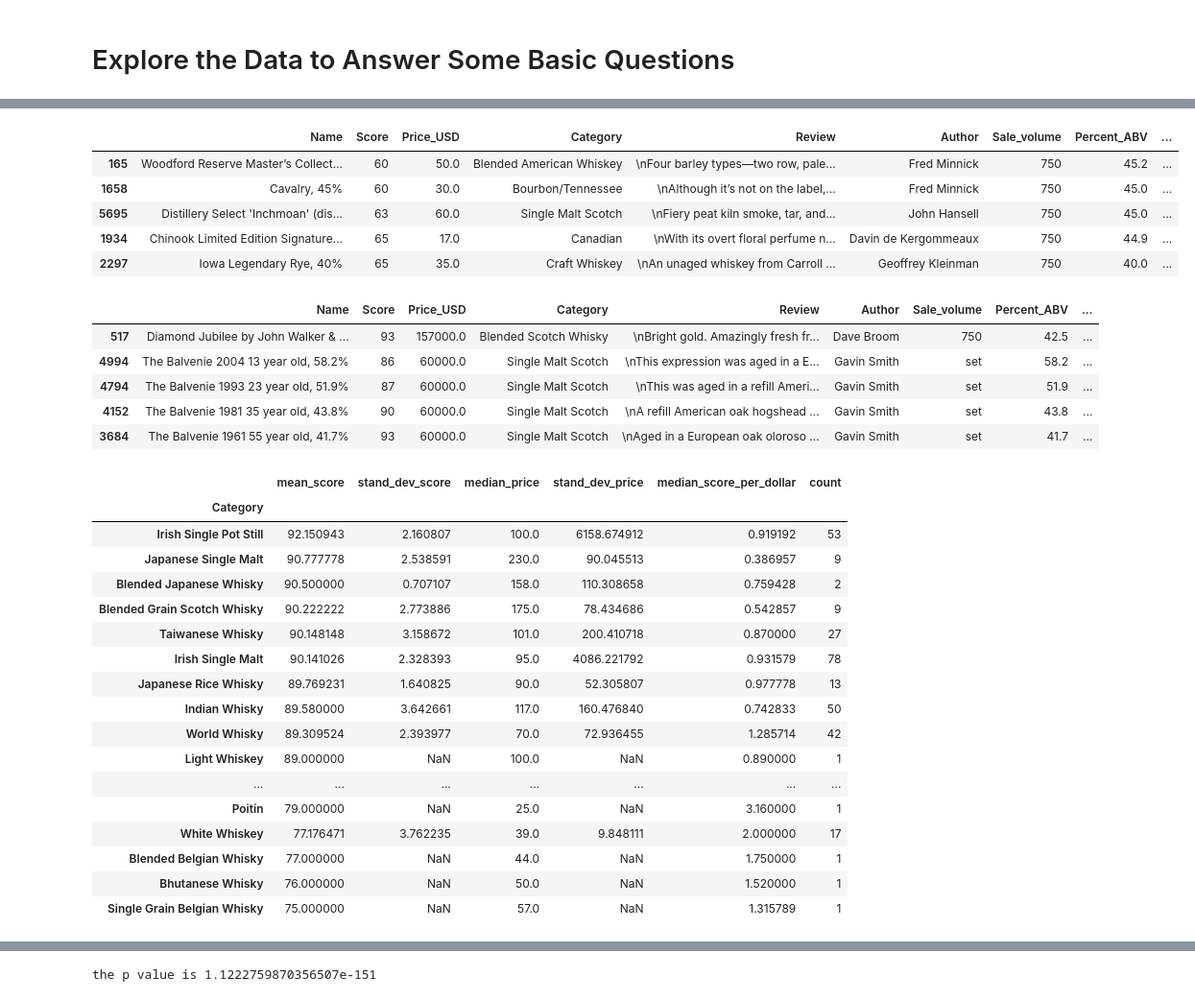
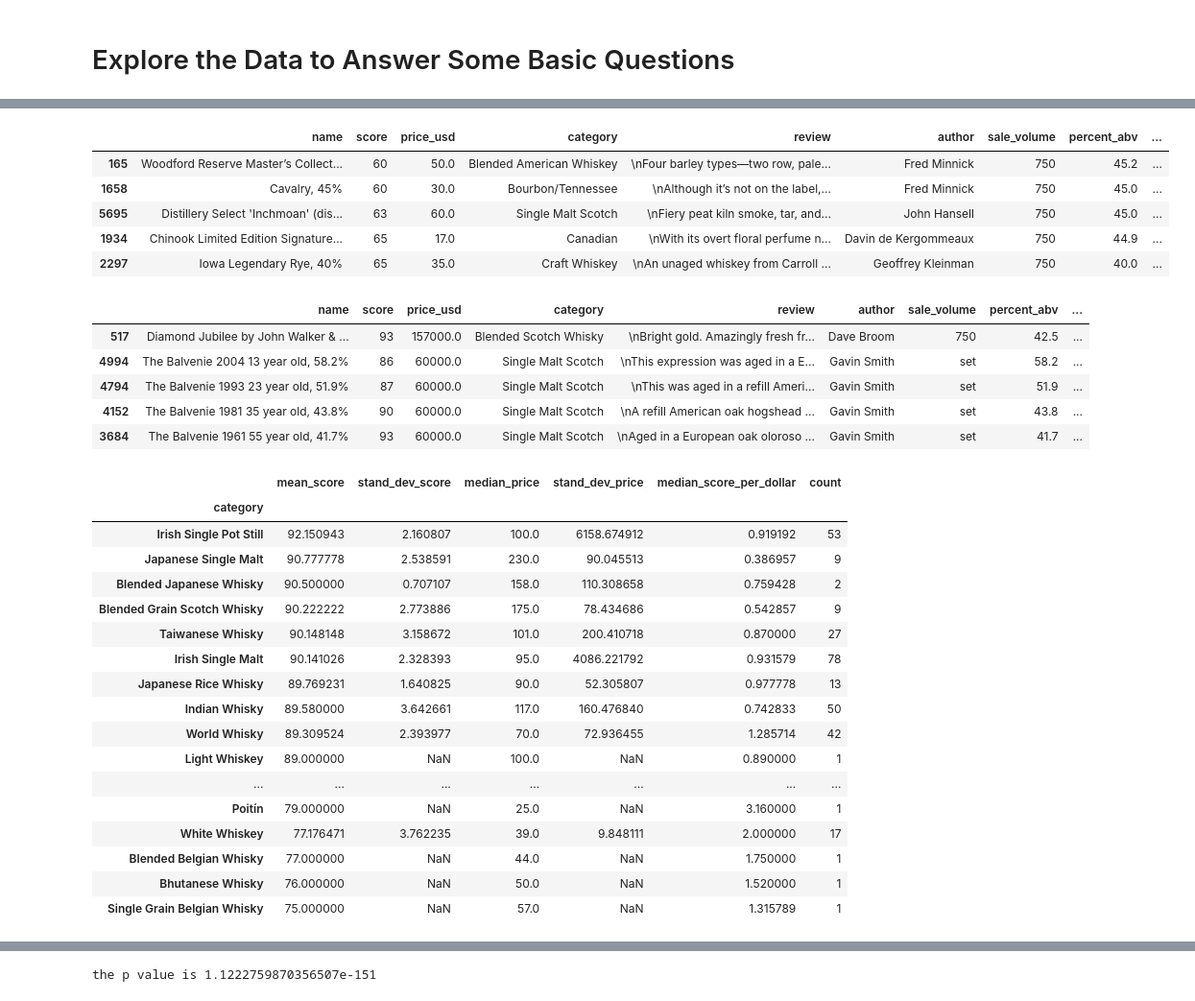
Before and after one commit to gspahlin/WhiskyAdvocate_ETL, a Jupyter notebook: whiskey_explore_clean_load.ipynb, the cells around one changed output, grey strips where cells are left out. Shown at 96% size. Drawn from its saved outputs; the diff is of its cells as text; code cells hidden in the pictures.

```diff
--- a/whiskey_explore_clean_load.ipynb
+++ b/whiskey_explore_clean_load.ipynb
@@ -20,13 +20,13 @@ whis_df.head()
 #Null values found in ABV column
 #fill in null value with the defalut value 40%
 
-abv_list = whis_df['Percent_ABV'].to_list()
+abv_list = whis_df['percent_abv'].to_list()
 
 for abv in abv_list:
     if type(abv) != float:
         abv = 40.0
 
-whis_df['Percent_ABV'] = abv_list
+whis_df['percent_abv'] = abv_list
 
 
 whis_df.head()
@@ -68,7 +68,7 @@ ritz.head()
 # %%
 #calculate points per dollar
 
-ppd = whis_df['Score']/whis_df['Price_USD']
+ppd = whis_df['score']/whis_df['price_usd']
 
 whis_df['score_pts_per_dollar'] = ppd
 
@@ -85,11 +85,11 @@ bfb.head()
 # %%
 #find the worst whiskeys
 
-wrst = whis_df.sort_values(by = ['Score'])
+wrst = whis_df.sort_values(by = ['score'])
 
 wrst.head()
 # %% [output]
-|  | Name | Score | Price_USD | Category | Review | Author | Sale_volume | Percent_ABV | ... |
+|  | name | score | price_usd | category | review | author | sale_volume | percent_abv | ... |
 | 165 | Woodford Reserve Master’s Collect... | 60 | 50.0 | Blended American Whiskey | \nFour barley types—two row, pale... | Fred Minnick | 750 | 45.2 | ... |
 | 1658 | Cavalry, 45% | 60 | 30.0 | Bourbon/Tennessee | \nAlthough it’s not on the label,... | Fred Minnick | 750 | 45.0 | ... |
 | 5695 | Distillery Select 'Inchmoan' (dis... | 63 | 60.0 | Single Malt Scotch | \nFiery peat kiln smoke, tar, and... | John Hansell | 750 | 45.0 | ... |
@@ -102,7 +102,7 @@ rips = whis_df.sort_values(by = ['score_pts_per_dollar'])
 
 rips.head()
 # %% [output]
-|  | Name | Score | Price_USD | Category | Review | Author | Sale_volume | Percent_ABV | ... |
+|  | name | score | price_usd | category | review | author | sale_volume | percent_abv | ... |
 | 517 | Diamond Jubilee by John Walker & ... | 93 | 157000.0 | Blended Scotch Whisky | \nBright gold. Amazingly fresh fr... | Dave Broom | 750 | 42.5 | ... |
 | 4994 | The Balvenie 2004 13 year old, 58.2% | 86 | 60000.0 | Single Malt Scotch | \nThis expression was aged in a E... | Gavin Smith | set | 58.2 | ... |
 | 4794 | The Balvenie 1993 23 year old, 51.9% | 87 | 60000.0 | Single Malt Scotch | \nThis was aged in a refill Ameri... | Gavin Smith | set | 51.9 | ... |
@@ -111,13 +111,13 @@ rips.head()
 # %%
 #aggregate stats based on category
 
-cat_stat = whis_df.groupby('Category').agg(
-    mean_score = pd.NamedAgg(column = 'Score', aggfunc = 'mean'),
-    stand_dev_score = pd.NamedAgg(column = 'Score', aggfunc = 'std'),
-    median_price = pd.NamedAgg(column = 'Price_USD', aggfunc = 'median'),
-    stand_dev_price = pd.NamedAgg(column = 'Price_USD', aggfunc = 'std'),
+cat_stat = whis_df.groupby('category').agg(
+    mean_score = pd.NamedAgg(column = 'score', aggfunc = 'mean'),
+    stand_dev_score = pd.NamedAgg(column = 'score', aggfunc = 'std'),
+    median_price = pd.NamedAgg(column = 'price_usd', aggfunc = 'median'),
+    stand_dev_price = pd.NamedAgg(column = 'price_usd', aggfunc = 'std'),
     median_score_per_dollar = pd.NamedAgg(column = 'score_pts_per_dollar', aggfunc = 'median'),
-    count =  pd.NamedAgg(column = 'Score', aggfunc = 'count')
+    count =  pd.NamedAgg(column = 'score', aggfunc = 'count')
 )
 
 cat_stat = cat_stat.sort_values(by = ['mean_score'], ascending = False)
@@ -125,7 +125,7 @@ cat_stat = cat_stat.sort_values(by = ['mean_score'], ascending = False)
 cat_stat
 # %% [output]
 |  | mean_score | stand_dev_score | median_price | stand_dev_price | median_score_per_dollar | count |
-| Category |  |  |  |  |  |  |
+| category |  |  |  |  |  |  |
 | Irish Single Pot Still | 92.150943 | 2.160807 | 100.0 | 6158.674912 | 0.919192 | 53 |
 | Japanese Single Malt | 90.777778 | 2.538591 | 230.0 | 90.045513 | 0.386957 | 9 |
 | Blended Japanese Whisky | 90.500000 | 0.707107 | 158.0 | 110.308658 | 0.759428 | 2 |
```
Also changed, not shown: parts of 33 cells of this notebook.
